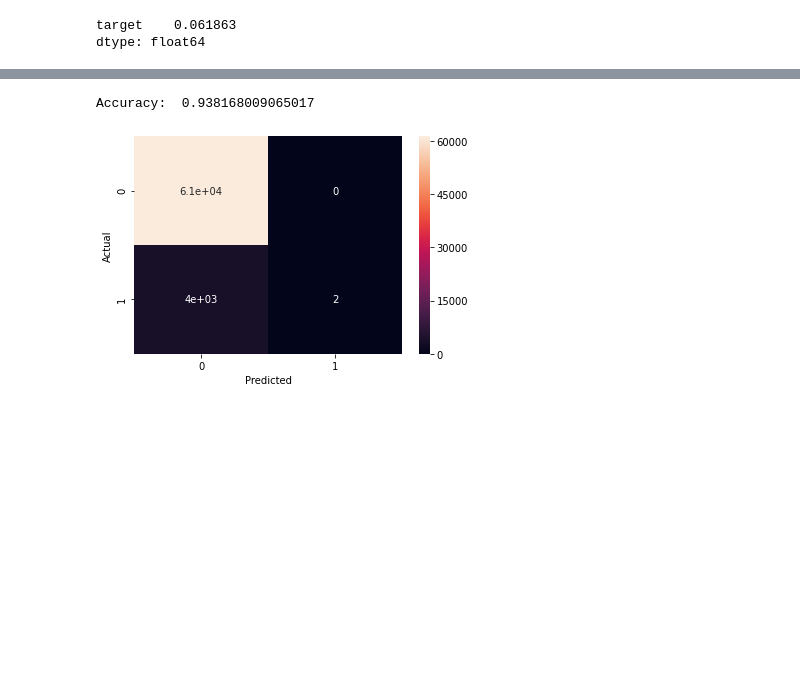
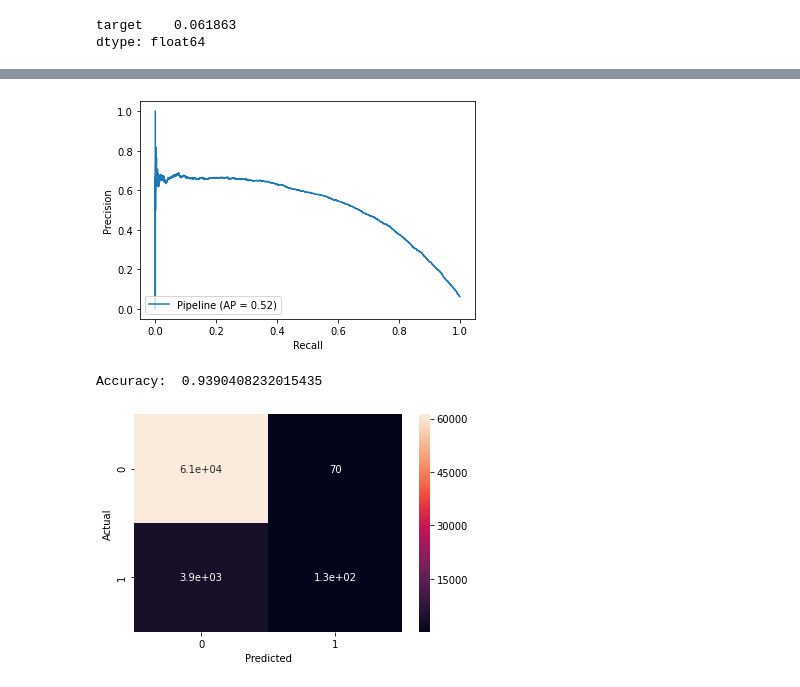
Before and after one commit to shiranimehr/Capstone-two, a Jupyter notebook: insincere_questions_classification/notebooks/Modeling.ipynb, the cells around one changed output, grey strips where cells are left out. Cells and saved outputs as stored; diff of their text form; code cells hidden in the pictures; blank space fills up the shorter version.

```diff
--- a/insincere_questions_classification/notebooks/Modeling.ipynb
+++ b/insincere_questions_classification/notebooks/Modeling.ipynb
@@ -144,17 +103,25 @@ Accuracy:  0.938137384007595
 # %%
 # SVM
 svm_clf = Pipeline([
-    ('vect', CountVectorizer(stop_words='english', lowercase=True, ngram_range=(2, 2))),
+    ('vect', CountVectorizer()),
     ('tfidf', TfidfTransformer()),
     ('clf', SGDClassifier(loss='hinge')),
 ])
 svm_clf.fit(X_train['question_text'], y_train['target'])
+
+#plot_roc(svm_clf, X_test['question_text'], y_test['target'])
+
+[precision, recall, average_precision] = calculate_precision_recall(svm_clf,
+                                                                    X_test['question_text'],
+                                                                    y_test['target'])
+
 svm_predicted = svm_clf.predict(X_test['question_text'])
 calculate_accuracy(y_test['target'],svm_predicted)
 plot_confusion_matrix(y_test['target'],svm_predicted)
 # %% [output]
+[figure, new version]
-Accuracy:  0.938168009065017
+Accuracy:  0.9390408232015435
-[figure, old version]
+[figure, added]
 # %%
 # Naive Bayes
 naive_bayes_clf = Pipeline([
```
Also changed, not shown: parts of 14 cells of this notebook.
